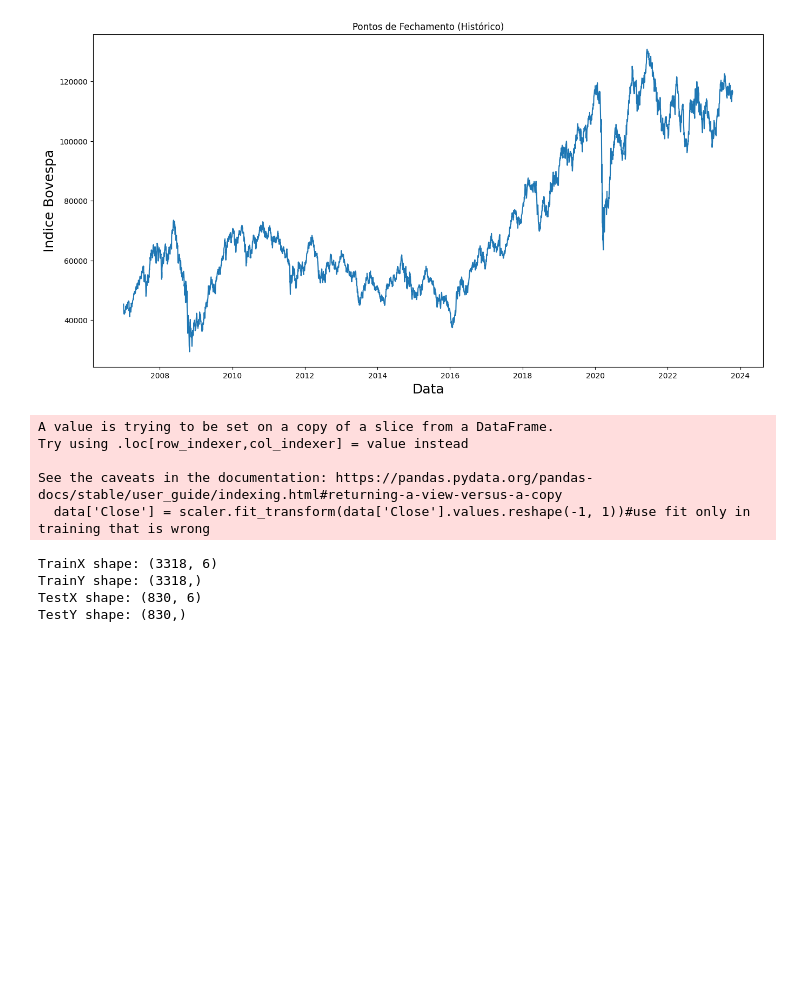
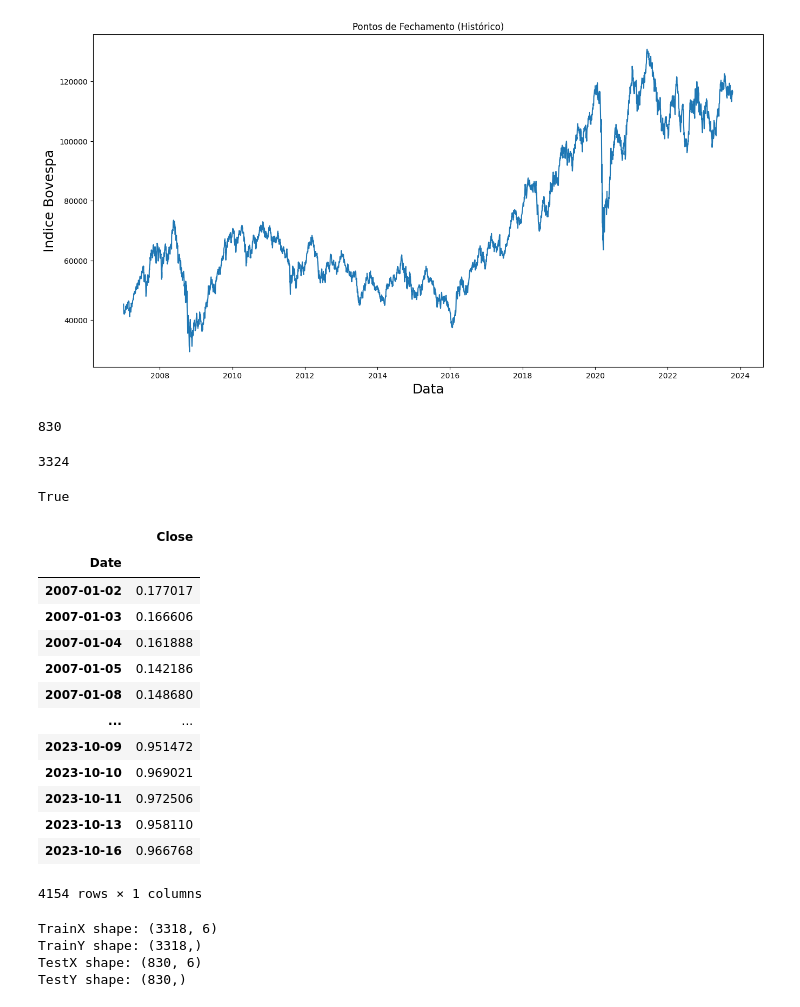
Before and after one commit to marreapato/Forecasting-BVSP-Deep-Learning, a Jupyter notebook: Baseline_Com_Lags.ipynb, the cells around one changed output. Saved outputs shown, nothing was run; the diff lists cells and outputs as text; code cells hidden in the pictures; blank space fills up the shorter version.

```diff
--- a/Baseline_Com_Lags.ipynb
+++ b/Baseline_Com_Lags.ipynb
@@ -26,10 +26,50 @@ plt.ylabel("Indice Bovespa",fontsize=18)
 plt.show()
 # %% [output]
 [figure]
+# %%
+last_rows=(len(data['Close'])-look_back)-int((len(data['Close'].values.reshape(-1, 1)[:])-look_back)*0.8)
+last_rows
+# %% [output]
+830
+# %%
+size_of_slice=round((len(data['Close'].values.reshape(-1, 1)[:]))*0.8)
+size_of_slice=size_of_slice+(len(data)-(size_of_slice+last_rows))
+size_of_slice
+# %% [output]
+3324
+# %%
+# Normalize the data
+scaler = MinMaxScaler()
+data_train=pd.DataFrame(scaler.fit_transform(data['Close'].values.reshape(-1, 1)[0:size_of_slice]),columns=data.columns,index=data['Close'].index[0:size_of_slice])#use fit only in training that is wrong
+data_test=pd.DataFrame(scaler.transform(data['Close'].values.reshape(-1, 1)[size_of_slice:size_of_slice+last_rows]),columns=data.columns,index=data['Close'].index[size_of_slice:size_of_slice+last_rows])#use fit only in training that is wrong
+# %%
+data_train=data_train.append(data_test)
+# %%
+len(data_train)==len(data)
+# %% [output]
+True
+# %%
+data_train
+# %% [output]
+|  | Close |
+| Date |  |
+| 2007-01-02 | 0.177017 |
+| 2007-01-03 | 0.166606 |
+| 2007-01-04 | 0.161888 |
+| 2007-01-05 | 0.142186 |
+| 2007-01-08 | 0.148680 |
+| ... | ... |
+| 2023-10-09 | 0.951472 |
+| 2023-10-10 | 0.969021 |
+| 2023-10-11 | 0.972506 |
+| 2023-10-13 | 0.958110 |
+| 2023-10-16 | 0.966768 |
+4154 rows × 1 columns
 # %%
 # Normalize the data
-scaler = MinMaxScaler()
-data['Close'] = scaler.fit_transform(data['Close'].values.reshape(-1, 1))#use fit only in training that is wrong
+#scaler = MinMaxScaler()
+#data['Close'] = scaler.fit_transform(data['Close'].values.reshape(-1, 1))#use fit only in training that is wrong
+
 
 def create_lagged_dataframe(data, lags, include_lag0=False):
     lagged_data = data.copy()
@@ -48,18 +88,12 @@ def create_lagged_dataframe(data, lags, include_lag0=False):
 look_back = 6
 include_lag0 = False  # You can set this to True if you want to include lag0
 
-lagged_data = create_lagged_dataframe(data, look_back, include_lag0)
+lagged_data = create_lagged_dataframe(data_train, look_back, include_lag0)
 lagged_data = lagged_data.dropna()  # Drop rows with NaN values
 
 train_size = int(len(lagged_data) * 0.8)
 test_size = len(lagged_data) - train_size
 train, test = lagged_data[0:train_size], lagged_data[train_size:len(data)]
-# %% [output]
-A value is trying to be set on a copy of a slice from a DataFrame.
-Try using .loc[row_indexer,col_indexer] = value instead
-
-See the caveats in the documentation: https://pandas.pydata.org/pandas-docs/stable/user_guide/indexing.html#returning-a-view-versus-a-copy
-  data['Close'] = scaler.fit_transform(data['Close'].values.reshape(-1, 1))#use fit only in training that is wrong
 # %%
 trainX= train.drop(columns='Close').values
 testX = test.drop(columns='Close').values
```
Also changed, not shown: parts of 8 cells of this notebook.
